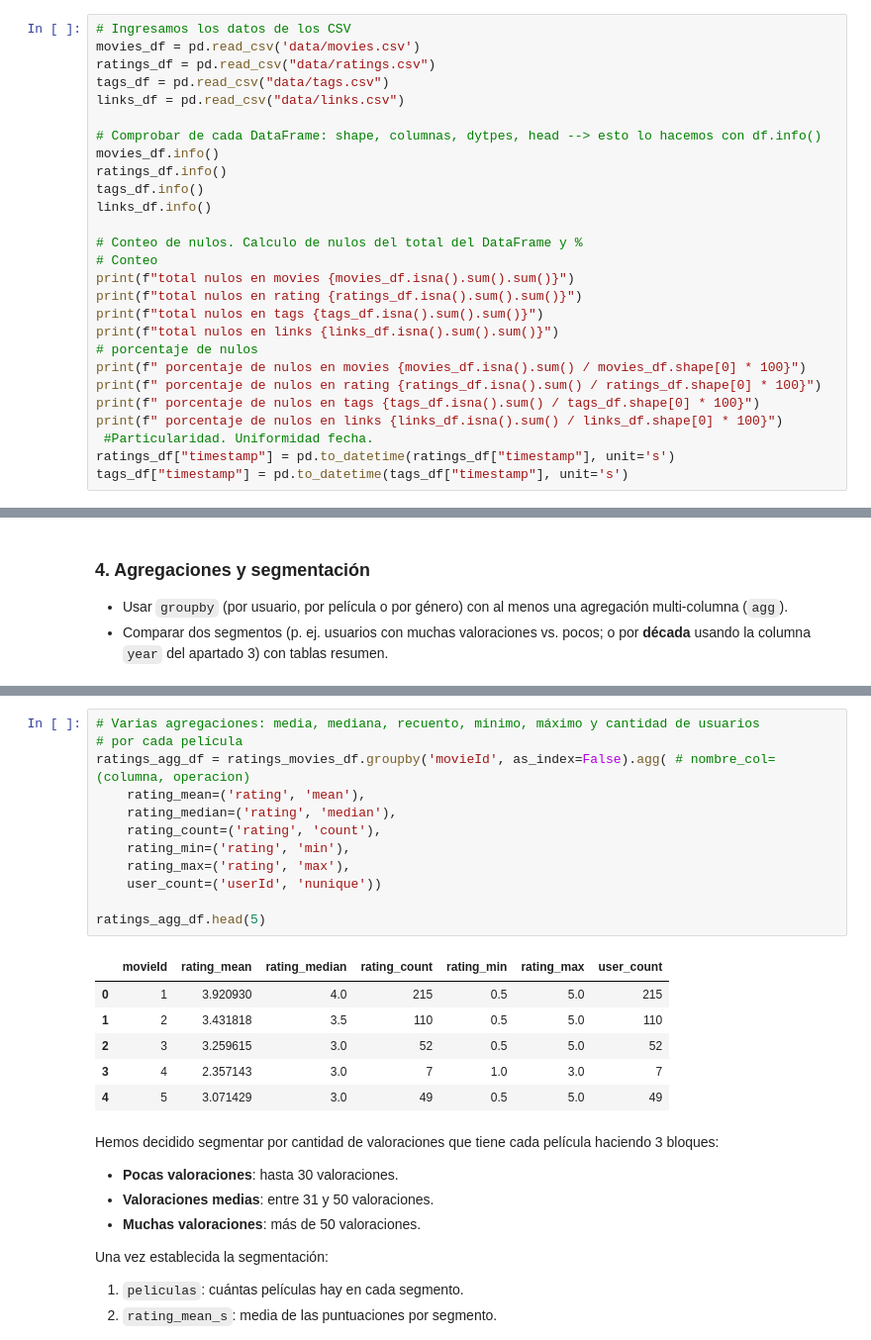
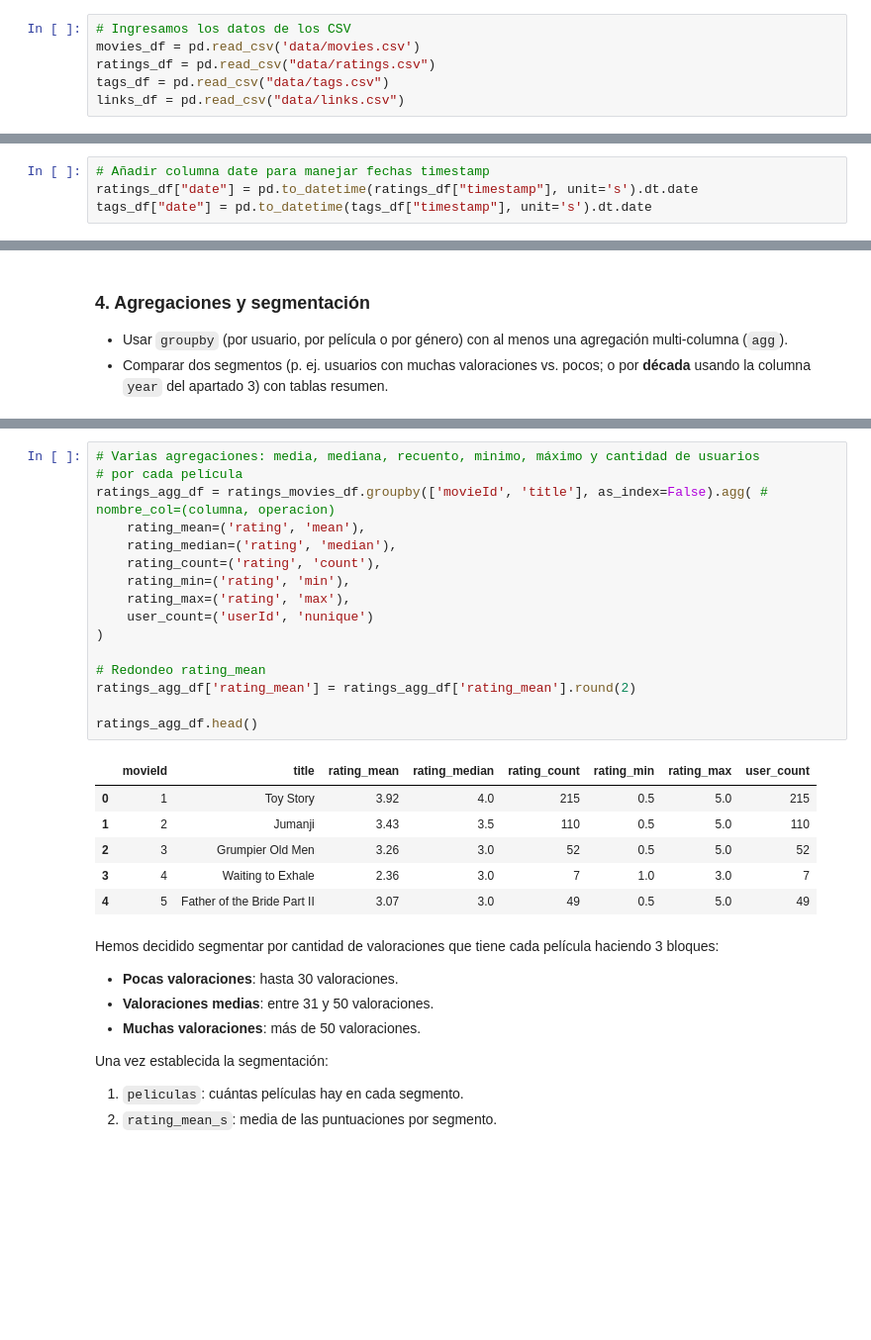
Before and after one commit to Ameisin/tc-sprint03-04-peliculas, a Jupyter notebook: Team_Challenge_sprint03_04.ipynb, the cells around one changed output, grey strips where cells are left out. Shown at 99% size. Cells and saved outputs as stored; diff of their text form; blank space fills up the shorter version.

```diff
--- a/Team_Challenge_sprint03_04.ipynb
+++ b/Team_Challenge_sprint03_04.ipynb
@@ -86,24 +50,3 @@ movies_df = pd.read_csv('data/movies.csv')
 ratings_df = pd.read_csv("data/ratings.csv")
 tags_df = pd.read_csv("data/tags.csv")
 links_df = pd.read_csv("data/links.csv")
-
-# Comprobar de cada DataFrame: shape, columnas, dytpes, head --> esto lo hacemos con df.info()
-movies_df.info()
-ratings_df.info()
-tags_df.info()
-links_df.info()
-
-# Conteo de nulos. Calculo de nulos del total del DataFrame y %
-# Conteo
-print(f"total nulos en movies {movies_df.isna().sum().sum()}")
-print(f"total nulos en rating {ratings_df.isna().sum().sum()}")
-print(f"total nulos en tags {tags_df.isna().sum().sum()}")
-print(f"total nulos en links {links_df.isna().sum().sum()}")
-# porcentaje de nulos
-print(f" porcentaje de nulos en movies {movies_df.isna().sum() / movies_df.shape[0] * 100}")
-print(f" porcentaje de nulos en rating {ratings_df.isna().sum() / ratings_df.shape[0] * 100}")
-print(f" porcentaje de nulos en tags {tags_df.isna().sum() / tags_df.shape[0] * 100}")
-print(f" porcentaje de nulos en links {links_df.isna().sum() / links_df.shape[0] * 100}")
- #Particularidad. Uniformidad fecha.
-ratings_df["timestamp"] = pd.to_datetime(ratings_df["timestamp"], unit='s')
-tags_df["timestamp"] = pd.to_datetime(tags_df["timestamp"], unit='s')
@@ -128,3 +146,7 @@ dtype: float64
+# %%
+# Añadir columna date para manejar fechas timestamp
+ratings_df["date"] = pd.to_datetime(ratings_df["timestamp"], unit='s').dt.date
+tags_df["date"] = pd.to_datetime(tags_df["timestamp"], unit='s').dt.date
 # %% [markdown]
 ### 2. Columna `year` desde el título
 
@@ -445,22 +262,26 @@ decada_df = ratings_agg_df.dropna(subset=['decade']).groupby('decade', as_index=
 # %%
 # Varias agregaciones: media, mediana, recuento, minimo, máximo y cantidad de usuarios
 # por cada película
-ratings_agg_df = ratings_movies_df.groupby('movieId', as_index=False).agg( # nombre_col=(columna, operacion)
+ratings_agg_df = ratings_movies_df.groupby(['movieId', 'title'], as_index=False).agg( # nombre_col=(columna, operacion)
     rating_mean=('rating', 'mean'),
     rating_median=('rating', 'median'),
     rating_count=('rating', 'count'),
     rating_min=('rating', 'min'),
     rating_max=('rating', 'max'),
-    user_count=('userId', 'nunique'))
+    user_count=('userId', 'nunique')
+)
 
-ratings_agg_df.head(5)
+# Redondeo rating_mean
+ratings_agg_df['rating_mean'] = ratings_agg_df['rating_mean'].round(2)
+
+ratings_agg_df.head()
 # %% [output]
-|  | movieId | rating_mean | rating_median | rating_count | rating_min | rating_max | user_count |
-| 0 | 1 | 3.920930 | 4.0 | 215 | 0.5 | 5.0 | 215 |
-| 1 | 2 | 3.431818 | 3.5 | 110 | 0.5 | 5.0 | 110 |
-| 2 | 3 | 3.259615 | 3.0 | 52 | 0.5 | 5.0 | 52 |
-| 3 | 4 | 2.357143 | 3.0 | 7 | 1.0 | 3.0 | 7 |
-| 4 | 5 | 3.071429 | 3.0 | 49 | 0.5 | 5.0 | 49 |
+|  | movieId | title | rating_mean | rating_median | rating_count | rating_min | rating_max | user_count |
+| 0 | 1 | Toy Story | 3.92 | 4.0 | 215 | 0.5 | 5.0 | 215 |
+| 1 | 2 | Jumanji | 3.43 | 3.5 | 110 | 0.5 | 5.0 | 110 |
+| 2 | 3 | Grumpier Old Men | 3.26 | 3.0 | 52 | 0.5 | 5.0 | 52 |
+| 3 | 4 | Waiting to Exhale | 2.36 | 3.0 | 7 | 1.0 | 3.0 | 7 |
+| 4 | 5 | Father of the Bride Part II | 3.07 | 3.0 | 49 | 0.5 | 5.0 | 49 |
 # %% [markdown]
 Hemos decidido segmentar por cantidad de valoraciones que tiene cada película haciendo 3 bloques:
 
```
Also changed, not shown: parts of 38 cells of this notebook.
